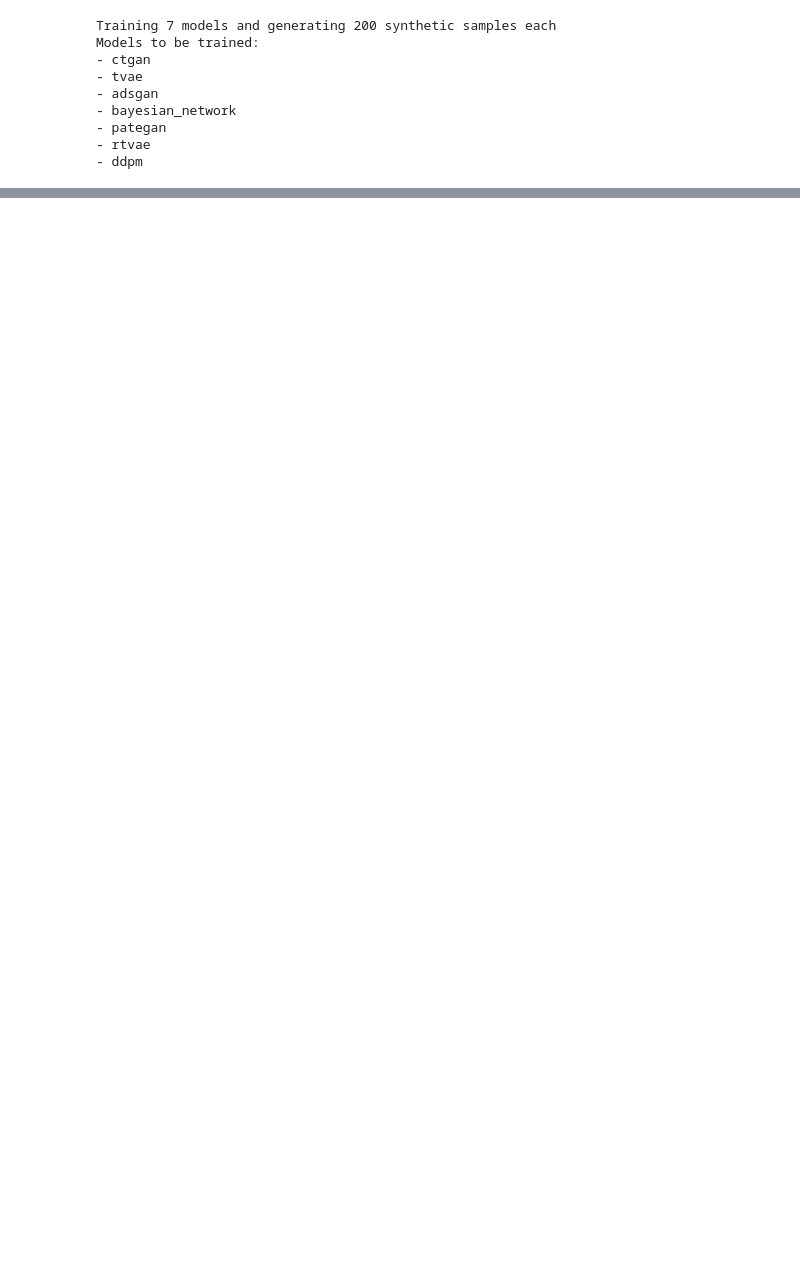
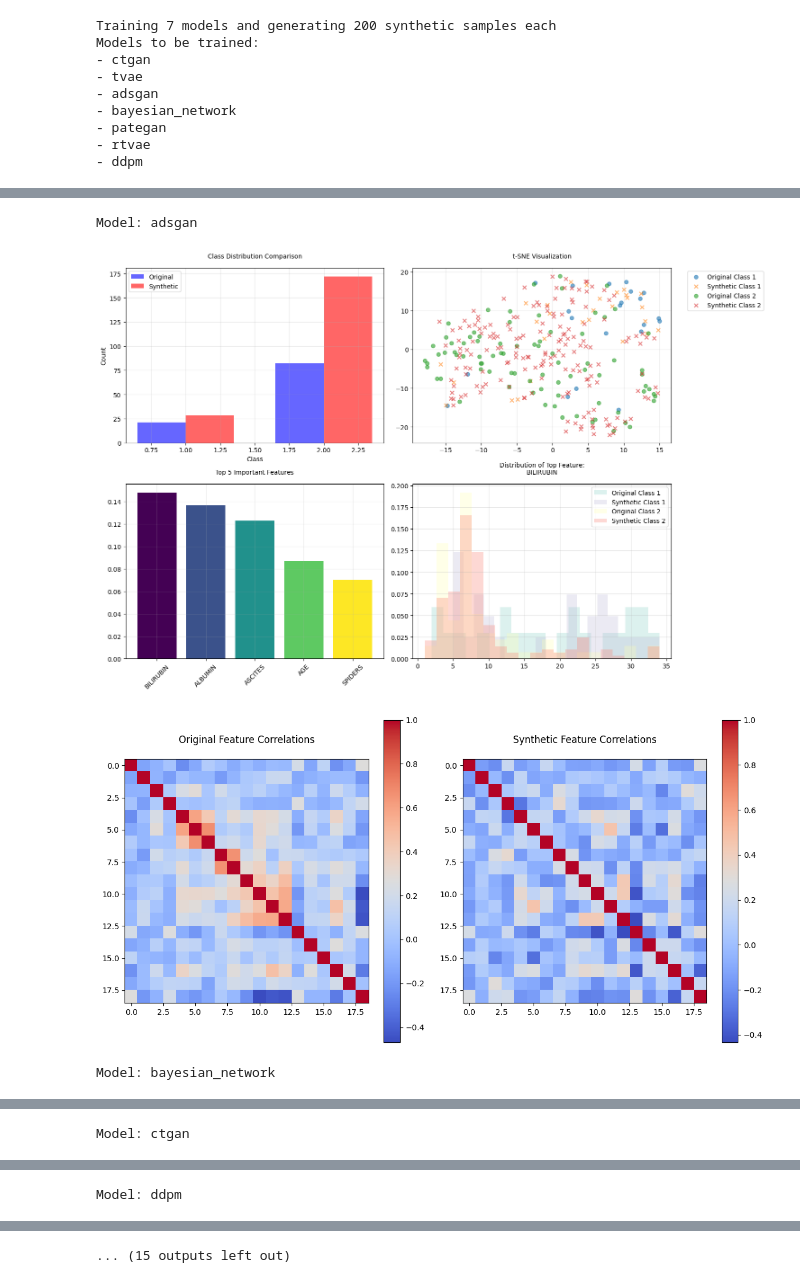
Before and after one commit to childmindresearch/synthdata, a Jupyter notebook: notebooks/test_hepatitis_data.ipynb, the cells around one changed output, grey strips where cells are left out. Saved outputs shown, nothing was run; the diff lists cells and outputs as text; code cells hidden in the pictures; blank space fills up the shorter version.

```diff
--- a/notebooks/test_hepatitis_data.ipynb
+++ b/notebooks/test_hepatitis_data.ipynb
@@ -338,7 +511,7 @@ Training rtvae...
 # %%
 for model_name, syn_data in synthetic_datasets.items():
-    print(f"\n{model_name.upper()} - First 3 rows:")
-    print(syn_data.head(3).round(3))
+    print(f"\n{model_name.upper()} - First 5 rows:")
+    display(syn_data.head(5).round(3))
     print(f"\nTarget distribution in {model_name.upper()}:")
     print(syn_data[target_column].value_counts())
     print(f"\nSex distribution in {model_name.upper()}:")
@@ -535,0 +931,18 @@ plt.show()
+# %%
+from tabpfgen.visuals import visualize_classification_results
+
+# plot the classification results for each model
+for model_name, syn_df in sorted(synthetic_datasets.items()):
+    print(f"\nModel: {model_name}")
+    visualize_classification_results(
+        X_orig=train_df.drop(columns=[target_column]).values,
+        y_orig=train_df[target_column].values,
+        X_synth=syn_df.drop(columns=[target_column]).values,
+        y_synth=syn_df[target_column].values,
+        feature_names=train_df.drop(columns=[target_column]).columns.tolist(),
+    )
+# %% [output]
+Model: adsgan
+[figure, added]
+[figure, added]
+Model: bayesian_network
@@ -535,0 +951 @@ plt.show()
+Model: ctgan
@@ -535,0 +954 @@ plt.show()
+Model: ddpm
@@ -535,0 +957 @@ plt.show()
+... (15 outputs left out)
```
Also changed, not shown: parts of 26 cells of this notebook, 5 other files.
